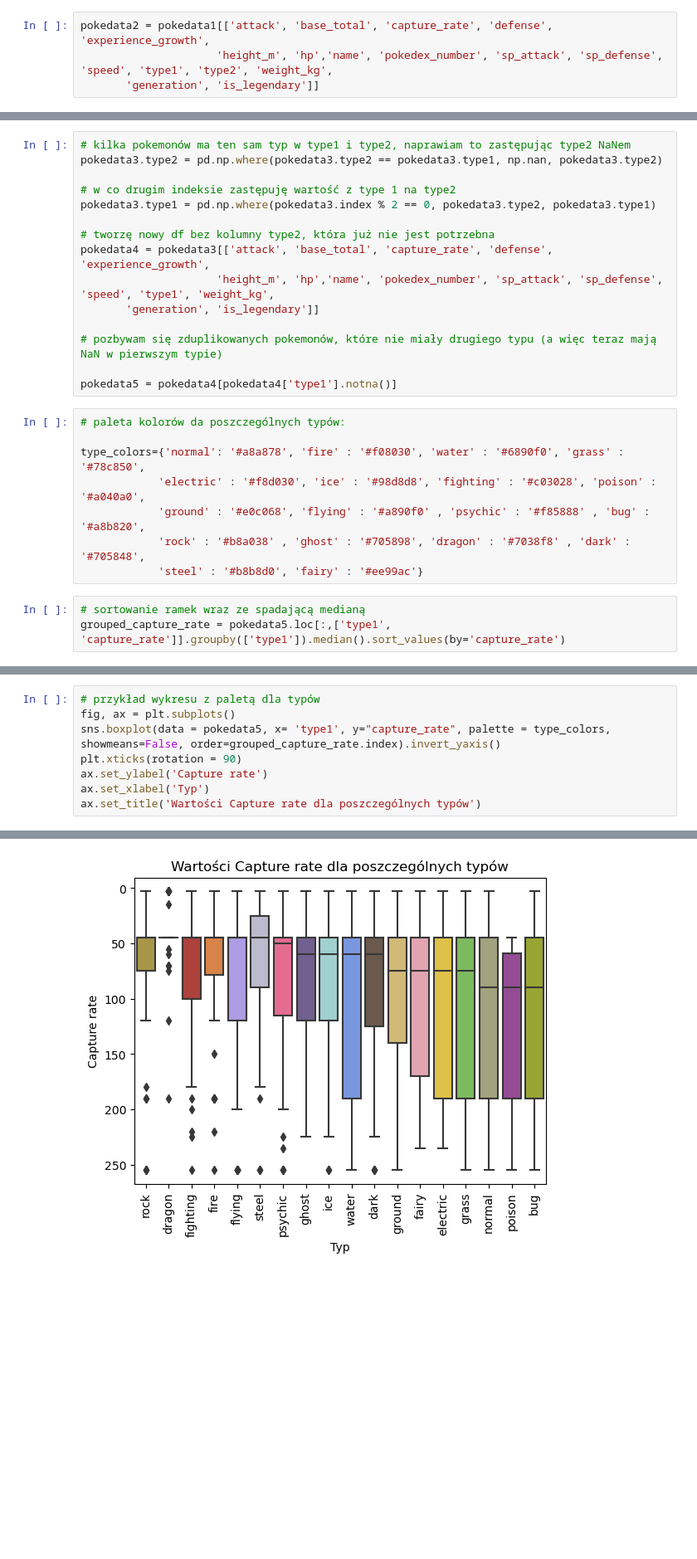
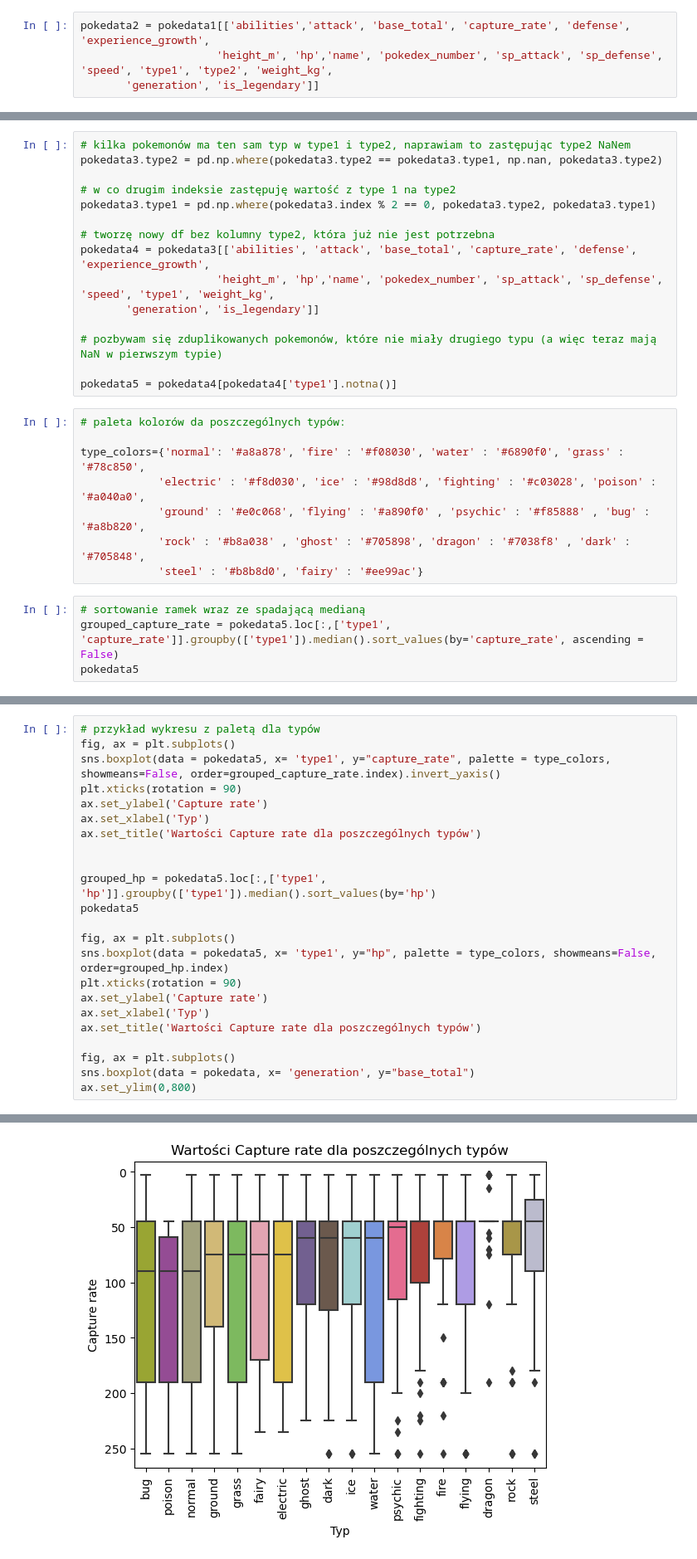
Before and after one commit to infoshareacademy/jdszr12-databenders, a Jupyter notebook: pokemon_python_rb.ipynb, the cells around one changed output, grey strips where cells are left out. Shown at 83% size. Cells and saved outputs as stored; diff of their text form; blank space fills up the shorter version.

```diff
--- a/pokemon_python_rb.ipynb
+++ b/pokemon_python_rb.ipynb
@@ -93,7 +75,7 @@ pokedata1['capture_rate'].corr(pokedata1['base_total'])
 # %% [output]
 -0.7121201962428769
 # %%
-pokedata2 = pokedata1[['attack', 'base_total', 'capture_rate', 'defense', 'experience_growth',
+pokedata2 = pokedata1[['abilities','attack', 'base_total', 'capture_rate', 'defense', 'experience_growth',
                      'height_m', 'hp','name', 'pokedex_number', 'sp_attack', 'sp_defense', 'speed', 'type1', 'type2', 'weight_kg',
        'generation', 'is_legendary']]
 # %%
@@ -112,7 +94,7 @@ pokedata3.type2 = pd.np.where(pokedata3.type2 == pokedata3.type1, np.nan, pokeda
 pokedata3.type1 = pd.np.where(pokedata3.index % 2 == 0, pokedata3.type2, pokedata3.type1)
 
 # tworzę nowy df bez kolumny type2, która już nie jest potrzebna
-pokedata4 = pokedata3[['attack', 'base_total', 'capture_rate', 'defense', 'experience_growth',
+pokedata4 = pokedata3[['abilities', 'attack', 'base_total', 'capture_rate', 'defense', 'experience_growth',
                      'height_m', 'hp','name', 'pokedex_number', 'sp_attack', 'sp_defense', 'speed', 'type1', 'weight_kg',
        'generation', 'is_legendary']]
 
@@ -129,4 +111,5 @@ type_colors={'normal': '#a8a878', 'fire' : '#f08030', 'water' : '#6890f0', 'gras
             'steel' : '#b8b8d0', 'fairy' : '#ee99ac'}
 # %%
 # sortowanie ramek wraz ze spadającą medianą
-grouped_capture_rate = pokedata5.loc[:,['type1', 'capture_rate']].groupby(['type1']).median().sort_values(by='capture_rate')
+grouped_capture_rate = pokedata5.loc[:,['type1', 'capture_rate']].groupby(['type1']).median().sort_values(by='capture_rate', ascending = False)
+pokedata5
@@ -138,4 +139,19 @@ plt.xticks(rotation = 90)
 ax.set_ylabel('Capture rate')
 ax.set_xlabel('Typ')
 ax.set_title('Wartości Capture rate dla poszczególnych typów')
+
+
+grouped_hp = pokedata5.loc[:,['type1', 'hp']].groupby(['type1']).median().sort_values(by='hp')
+pokedata5
+
+fig, ax = plt.subplots()
+sns.boxplot(data = pokedata5, x= 'type1', y="hp", palette = type_colors, showmeans=False, order=grouped_hp.index)
+plt.xticks(rotation = 90)
+ax.set_ylabel('Capture rate')
+ax.set_xlabel('Typ')
+ax.set_title('Wartości Capture rate dla poszczególnych typów')
+
+fig, ax = plt.subplots()
+sns.boxplot(data = pokedata, x= 'generation', y="base_total")
+ax.set_ylim(0,800)
 # %% [output]
@@ -143 +159 @@ Text(0.5, 1.0, 'Wartości Capture rate dla poszczególnych typów')
-[figure, old version]
+[figure, new version]
```
Also changed, not shown: parts of 35 cells of this notebook, 3 other files.
